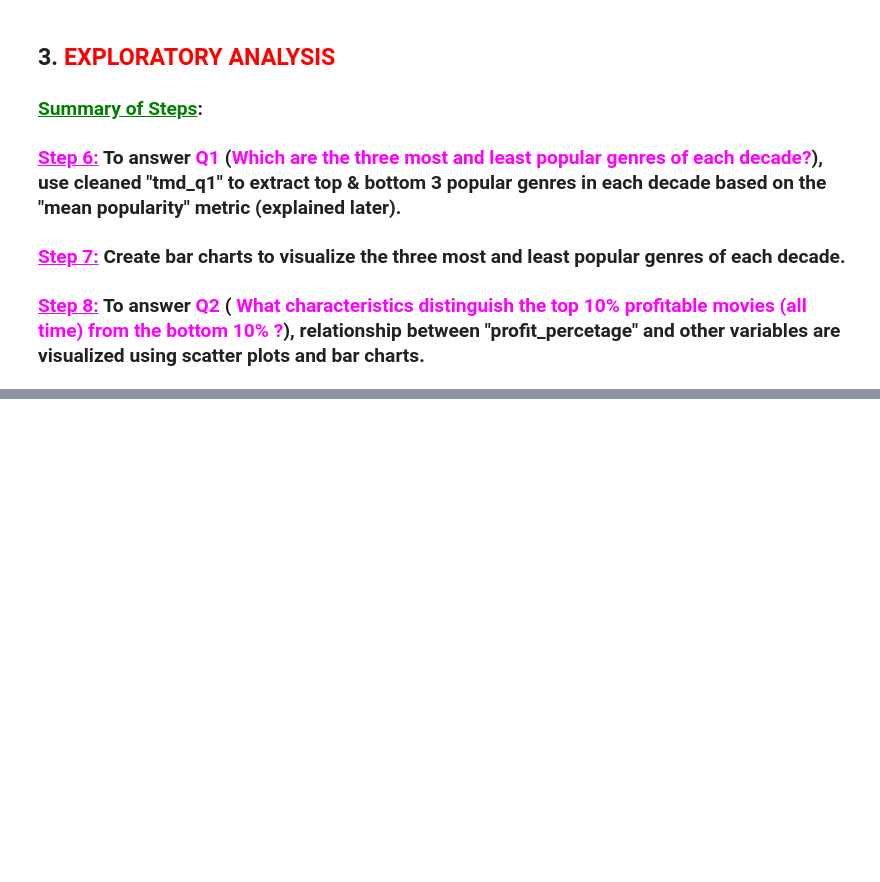
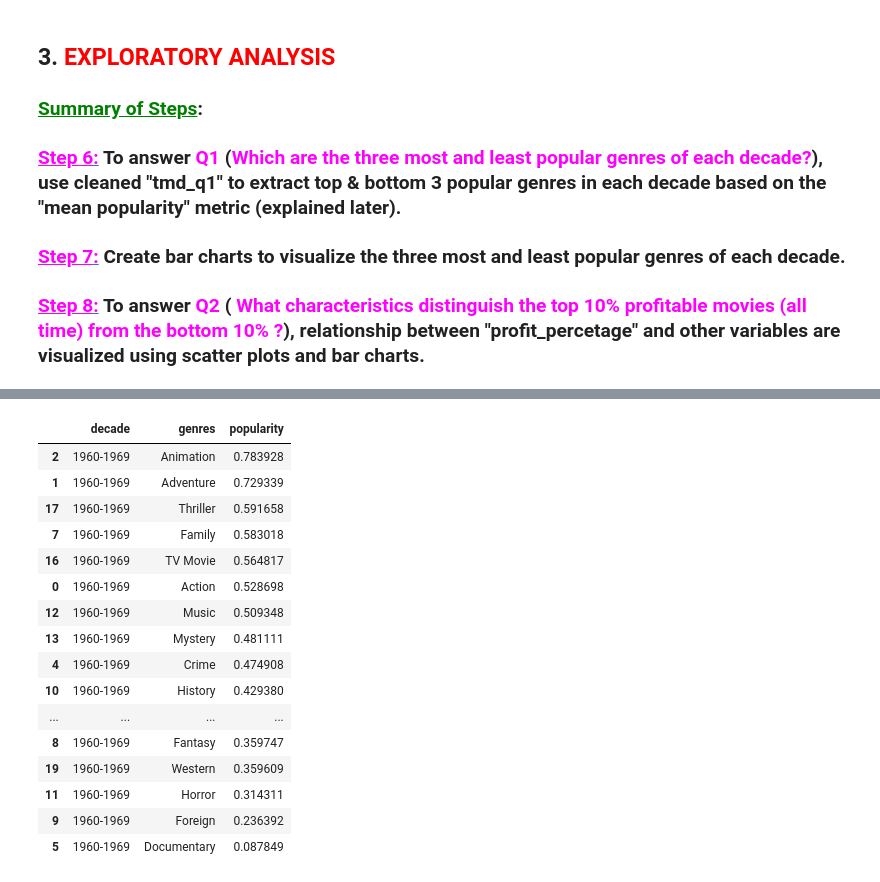
Before and after one commit to BalavishnuUdayakumar/EDA_TMDb, a Jupyter notebook: Exploratory_Data_Analysis_of_TMDb_dataset.ipynb, the cells around one changed output, grey strips where cells are left out. Drawn from its saved outputs; the diff is of its cells as text; code cells hidden in the pictures; blank space fills up the shorter version.

Commit message:
Add section 3, step 6 to obtain most and least popular movies

```diff
--- a/Exploratory_Data_Analysis_of_TMDb_dataset.ipynb
+++ b/Exploratory_Data_Analysis_of_TMDb_dataset.ipynb
@@ -977,0 +988,13 @@ Saving cleaned data as csv files "tmd_q2_top10_cleaned.csv" and "tmd_q2_bottom_c
+# %%
+# "tmd_q1" is used to extract mean popularity values of all genres in the decade 1960-1969
+
+print('\033[4m' + '\033[1m' + 'Mean popularity values of genres from 1960-1969 are' \
+      + '\033[0m'+ '\033[0m' + ' :')
+
+tmd_q1_decade = tmd_q1[(tmd_q1['release_year'] >= 1960) & \
+                       (tmd_q1['release_year'] < 1970)] \
+               .groupby('genres', as_index = False)['popularity'] \
+               .mean() \
+               .sort_values('popularity', ascending = False)
+
+tmd_q1_decade
@@ -977,0 +1020,26 @@ Saving cleaned data as csv files "tmd_q2_top10_cleaned.csv" and "tmd_q2_bottom_c
+# %%
+# adding a new column "decade" to the dataframe "tmd_q1_decade"
+
+decade_range = np.repeat(str(1960) + '-' + str(1970-1), tmd_q1_decade.shape[0])
+
+tmd_q1_decade.insert(loc = 0, column = 'decade', value = decade_range)
+
+tmd_q1_decade
+# %% [output]
+|  | decade | genres | popularity |
+| 2 | 1960-1969 | Animation | 0.783928 |
+| 1 | 1960-1969 | Adventure | 0.729339 |
+| 17 | 1960-1969 | Thriller | 0.591658 |
+| 7 | 1960-1969 | Family | 0.583018 |
+| 16 | 1960-1969 | TV Movie | 0.564817 |
+| 0 | 1960-1969 | Action | 0.528698 |
+| 12 | 1960-1969 | Music | 0.509348 |
+| 13 | 1960-1969 | Mystery | 0.481111 |
+| 4 | 1960-1969 | Crime | 0.474908 |
+| 10 | 1960-1969 | History | 0.429380 |
+| ... | ... | ... | ... |
+| 8 | 1960-1969 | Fantasy | 0.359747 |
+| 19 | 1960-1969 | Western | 0.359609 |
+| 11 | 1960-1969 | Horror | 0.314311 |
+| 9 | 1960-1969 | Foreign | 0.236392 |
+| 5 | 1960-1969 | Documentary | 0.087849 |
```
Also changed, not shown: parts of 6 cells of this notebook.
